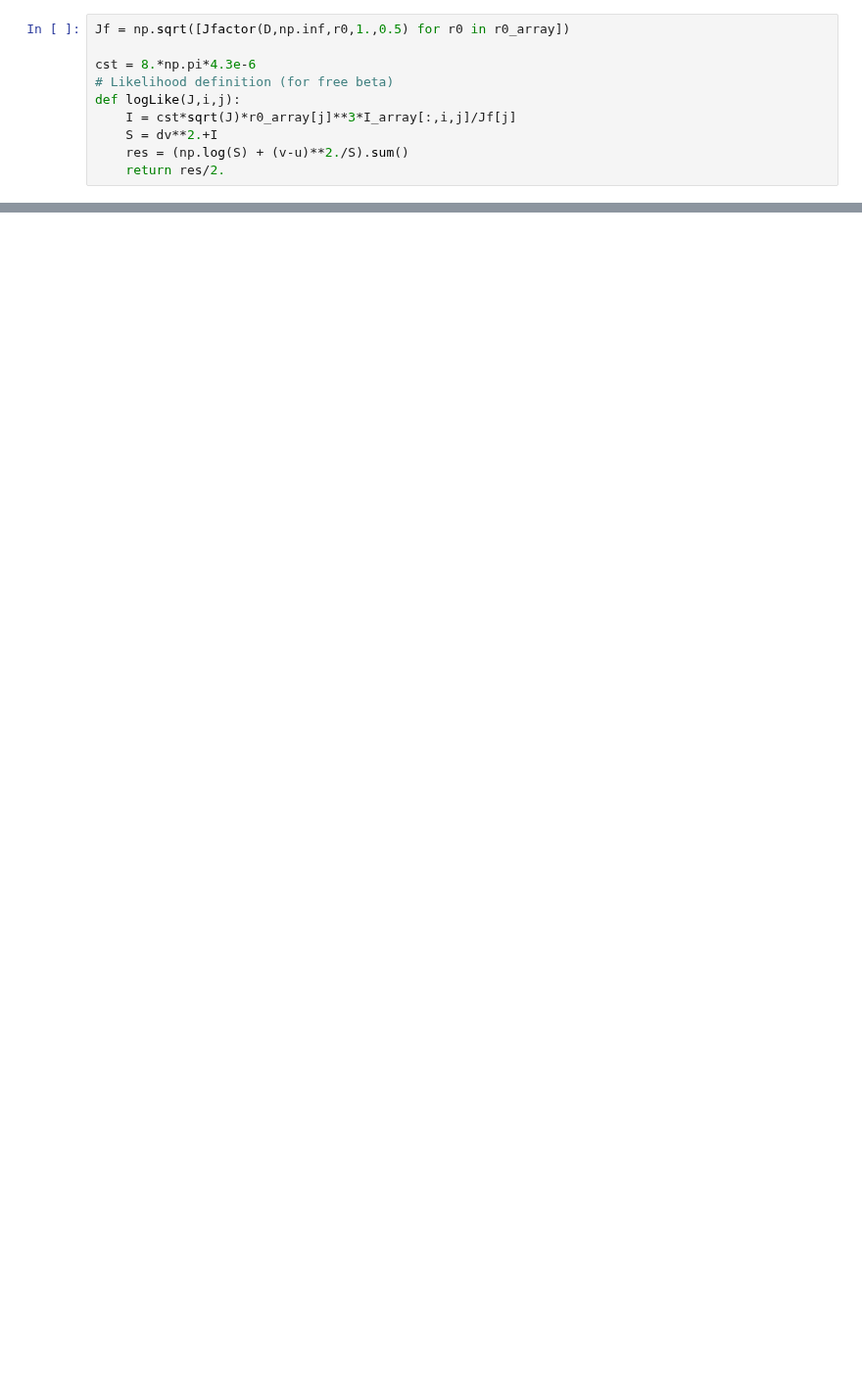
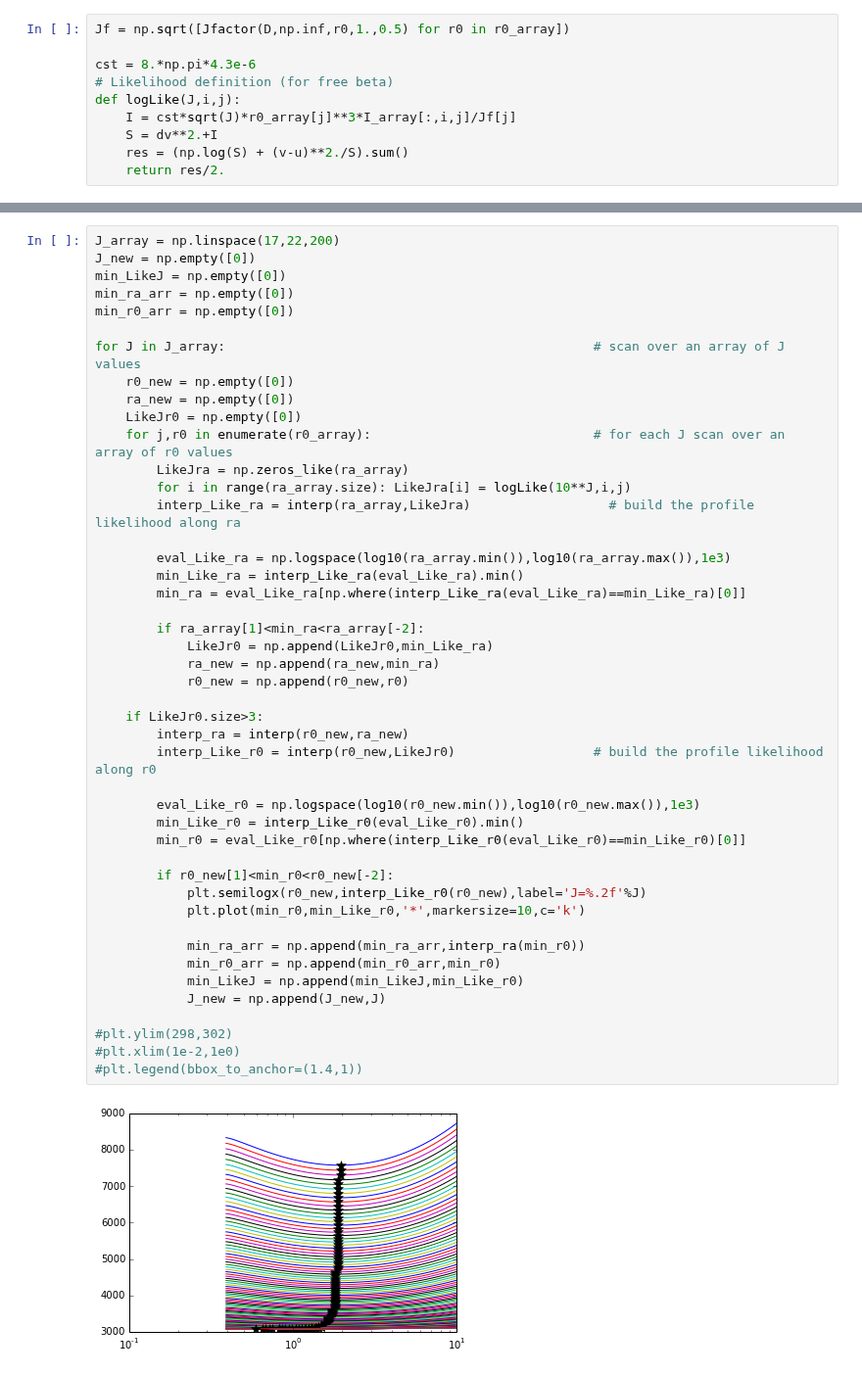
Before and after one commit to achiappo/FRESKA, a Jupyter notebook: simulationOM.ipynb, the cells around one changed output, grey strips where cells are left out. Shown at 98% size. Drawn from its saved outputs; the diff is of its cells as text; blank space fills up the shorter version.

```diff
--- a/simulationOM.ipynb
+++ b/simulationOM.ipynb
@@ -179 +139,48 @@ for J in J_array:                                                    # scan over
+# %%
+J_array = np.linspace(17,22,200)
+J_new = np.empty([0])
+min_LikeJ = np.empty([0])
+min_ra_arr = np.empty([0])
+min_r0_arr = np.empty([0])
+
+for J in J_array:                                                # scan over an array of J values
+    r0_new = np.empty([0])
+    ra_new = np.empty([0])
+    LikeJr0 = np.empty([0])
+    for j,r0 in enumerate(r0_array):                             # for each J scan over an array of r0 values
+        LikeJra = np.zeros_like(ra_array)
+        for i in range(ra_array.size): LikeJra[i] = logLike(10**J,i,j)
+        interp_Like_ra = interp(ra_array,LikeJra)                  # build the profile likelihood along ra
+
+        eval_Like_ra = np.logspace(log10(ra_array.min()),log10(ra_array.max()),1e3)
+        min_Like_ra = interp_Like_ra(eval_Like_ra).min()
+        min_ra = eval_Like_ra[np.where(interp_Like_ra(eval_Like_ra)==min_Like_ra)[0]]
+
+        if ra_array[1]<min_ra<ra_array[-2]:
+            LikeJr0 = np.append(LikeJr0,min_Like_ra)
+            ra_new = np.append(ra_new,min_ra)
+            r0_new = np.append(r0_new,r0)
+
+    if LikeJr0.size>3:
+        interp_ra = interp(r0_new,ra_new)
+        interp_Like_r0 = interp(r0_new,LikeJr0)                  # build the profile likelihood along r0
+
+        eval_Like_r0 = np.logspace(log10(r0_new.min()),log10(r0_new.max()),1e3)
+        min_Like_r0 = interp_Like_r0(eval_Like_r0).min()
+        min_r0 = eval_Like_r0[np.where(interp_Like_r0(eval_Like_r0)==min_Like_r0)[0]]
+
+        if r0_new[1]<min_r0<r0_new[-2]:
+            plt.semilogx(r0_new,interp_Like_r0(r0_new),label='J=%.2f'%J)
+            plt.plot(min_r0,min_Like_r0,'*',markersize=10,c='k')
+
+            min_ra_arr = np.append(min_ra_arr,interp_ra(min_r0))
+            min_r0_arr = np.append(min_r0_arr,min_r0)
+            min_LikeJ = np.append(min_LikeJ,min_Like_r0)
+            J_new = np.append(J_new,J)
+
+#plt.ylim(298,302)
+#plt.xlim(1e-2,1e0)
+#plt.legend(bbox_to_anchor=(1.4,1))
+# %% [output]
+[figure, added]
 # %%
```
Also changed, not shown: parts of 18 cells of this notebook, 5 other files.
